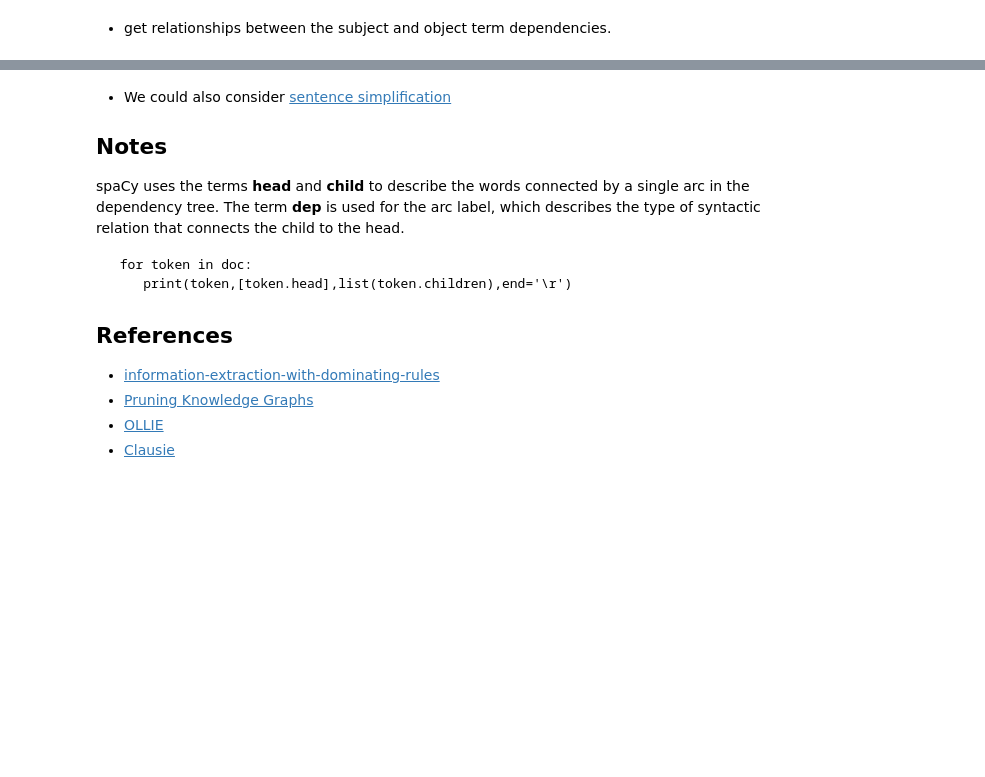
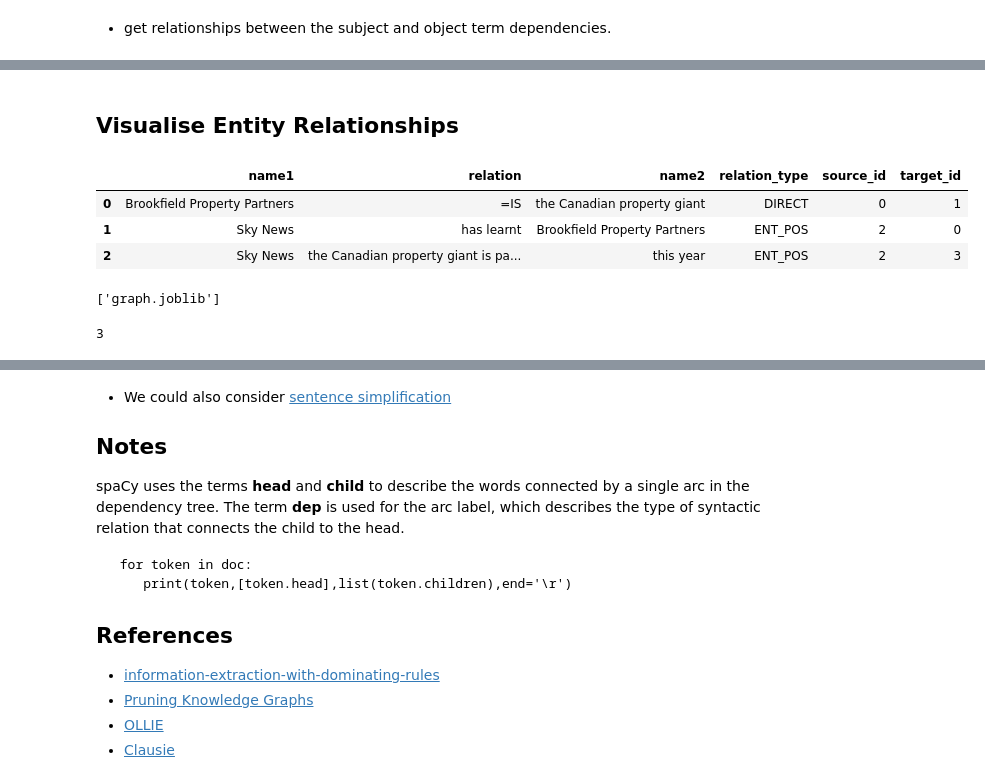
Before and after one commit to bpostance/learn_data_science, a Jupyter notebook: NLP/04_KnowledgeGraph/0.1-rule-based-extraction.ipynb, the cells around one changed output, grey strips where cells are left out. Cells and saved outputs as stored; diff of their text form; code cells hidden in the pictures; blank space fills up the shorter version.

```diff
--- a/NLP/04_KnowledgeGraph/0.1-rule-based-extraction.ipynb
+++ b/NLP/04_KnowledgeGraph/0.1-rule-based-extraction.ipynb
@@ -189,26 +243,13 @@ def get_direct_relations(sent,entities):
         if v['span'].n_lefts > 0:
             lf = [i for i in v['span'].lefts if i.text in ent_text]
             if len(lf) > 0:
-                relations.append((lf[0],'=IS',v,'DIRECT'))
+                relations.append((lf[0].text,'=IS',v['span'].text,'DIRECT'))
         if v['span'].n_rights > 0:
             rt = [i for i in v['span'].rights if i.text in ent_text]
             if len(rt) > 0:
-                relations.append((v['span'].text,'=IS',rt[0],'DIRECT'))
+                relations.append((v['span'].text,'=IS',rt[0].text,'DIRECT'))
 
     if len(relations) > 0:
         return relations
     else:
         return None
-
-
-for sent in list(doc.sents)[:]:
-    s_term_pos = " ".join([f"{t} ({t.tag_}|{t.dep_})" for t in sent])
-    entities, keys = get_entities(sent, noun_chunks=True)
-
-    sentence_relations = get_direct_relations(sent,entities)
-    if sentence_relations is not None:
-        relations+=sentence_relations
-
-        print(s_term_pos)
-        for r in sentence_relations:
-            print('\t',r)
@@ -259,0 +332,2 @@ pd.DataFrame(relations)
+# %% [markdown]
+## Visualise Entity Relationships
@@ -259,0 +344,31 @@ pd.DataFrame(relations)
+# %%
+entity_relationships = pd.DataFrame(relations,columns=['name1','relation','name2','relation_type'])
+entity_map = {x:e for e,x in enumerate(pd.unique(entity_relationships[['name1','name2']].values.ravel()))}
+entity_relationships['source_id'] = entity_relationships['name1'].map(entity_map)
+entity_relationships['target_id'] = entity_relationships['name2'].map(entity_map)
+entity_relationships[:3]
+# %% [output]
+|  | name1 | relation | name2 | relation_type | source_id | target_id |
+| 0 | Brookfield Property Partners | =IS | the Canadian property giant | DIRECT | 0 | 1 |
+| 1 | Sky News | has learnt | Brookfield Property Partners | ENT_POS | 2 | 0 |
+| 2 | Sky News | the Canadian property giant is pa... | this year | ENT_POS | 2 | 3 |
+# %%
+# create graph
+G=nx.Graph(name='simple KG')
+
+# add nodes
+for k,v in entity_map.items():
+    G.add_node(v,name=k, ent_typ='node')
+node_labels = {node[0]:node[1]['name'] for node in G.nodes(data=True)}
+
+# add edges
+edges = [(row['source_id'],
+          row['target_id'],
+          {'weight':1, 'relation':row['relation']}) for ix,row in entity_relationships.iterrows()]
+edge_labels = {(row['source_id'],row['target_id']):row['relation'] for ix,row in entity_relationships.iterrows()}
+G.add_edges_from(edges)
+
+# save
+joblib.dump(G,'graph.joblib')
+# %% [output]
+['graph.joblib']
@@ -259,0 +389,5 @@ pd.DataFrame(relations)
+# %%
+sg = [G.subgraph(c) for c in nx.connected_components(G)]
+len(sg)
+# %% [output]
+3
```
Also changed, not shown: parts of 9 cells of this notebook, 1 other file.
